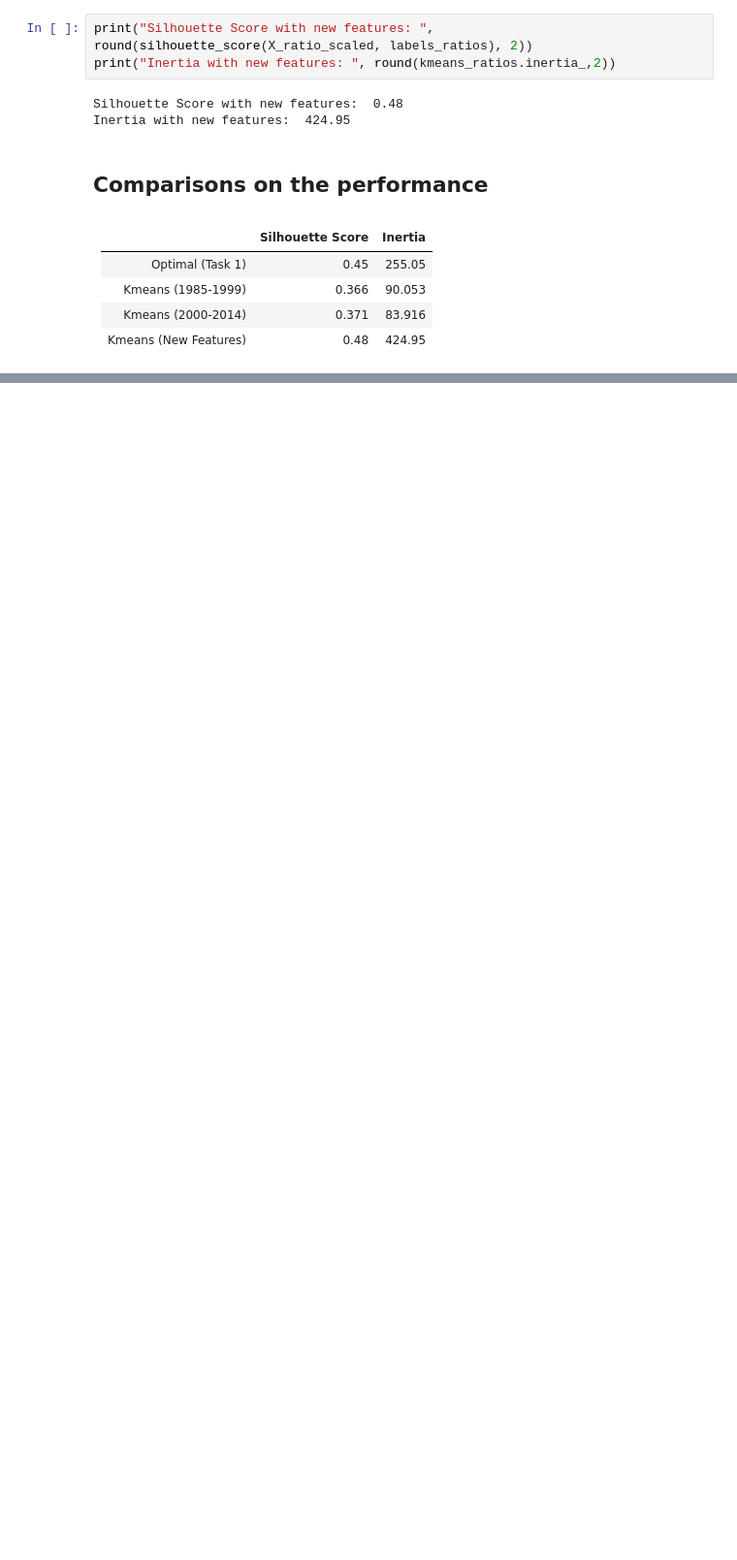
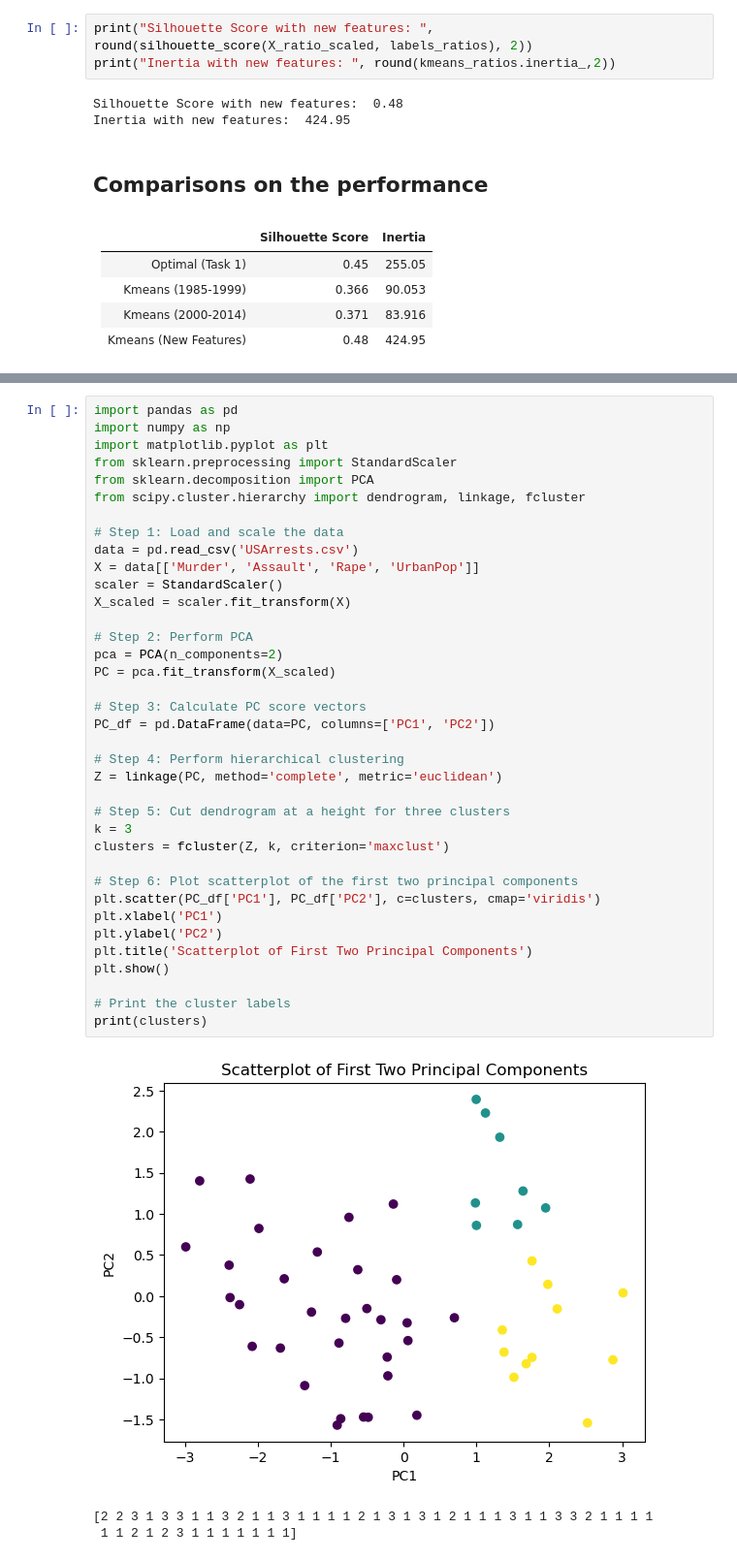
Before and after one commit to iheathers/2023---Semester-1-Feb---Jun-, a Jupyter notebook: Semester 1 2023/CITS5508 - Machine Learning/Labs/Assignment 3/assignment3.ipynb, the cells around one changed output, grey strips where cells are left out. Shown at 97% size. Cells and saved outputs as stored; diff of their text form; blank space fills up the shorter version.

```diff
--- a/Semester 1 2023/CITS5508 - Machine Learning/Labs/Assignment 3/assignment3.ipynb
+++ b/Semester 1 2023/CITS5508 - Machine Learning/Labs/Assignment 3/assignment3.ipynb
@@ -1617,0 +1881,41 @@ Therefore, the choice of the best clustering result depends on the specific eval
+# %%
+import pandas as pd
+import numpy as np
+import matplotlib.pyplot as plt
+from sklearn.preprocessing import StandardScaler
+from sklearn.decomposition import PCA
+from scipy.cluster.hierarchy import dendrogram, linkage, fcluster
+
+# Step 1: Load and scale the data
+data = pd.read_csv('USArrests.csv')
+X = data[['Murder', 'Assault', 'Rape', 'UrbanPop']]
+scaler = StandardScaler()
+X_scaled = scaler.fit_transform(X)
+
+# Step 2: Perform PCA
+pca = PCA(n_components=2)
+PC = pca.fit_transform(X_scaled)
+
+# Step 3: Calculate PC score vectors
+PC_df = pd.DataFrame(data=PC, columns=['PC1', 'PC2'])
+
+# Step 4: Perform hierarchical clustering
+Z = linkage(PC, method='complete', metric='euclidean')
+
+# Step 5: Cut dendrogram at a height for three clusters
+k = 3
+clusters = fcluster(Z, k, criterion='maxclust')
+
+# Step 6: Plot scatterplot of the first two principal components
+plt.scatter(PC_df['PC1'], PC_df['PC2'], c=clusters, cmap='viridis')
+plt.xlabel('PC1')
+plt.ylabel('PC2')
+plt.title('Scatterplot of First Two Principal Components')
+plt.show()
+
+# Print the cluster labels
+print(clusters)
+# %% [output]
+[figure, added]
+[2 2 3 1 3 3 1 1 3 2 1 1 3 1 1 1 1 2 1 3 1 3 1 2 1 1 1 3 1 1 3 3 2 1 1 1 1
+ 1 1 2 1 2 3 1 1 1 1 1 1 1]
```
Also changed, not shown: parts of 22 cells of this notebook.
